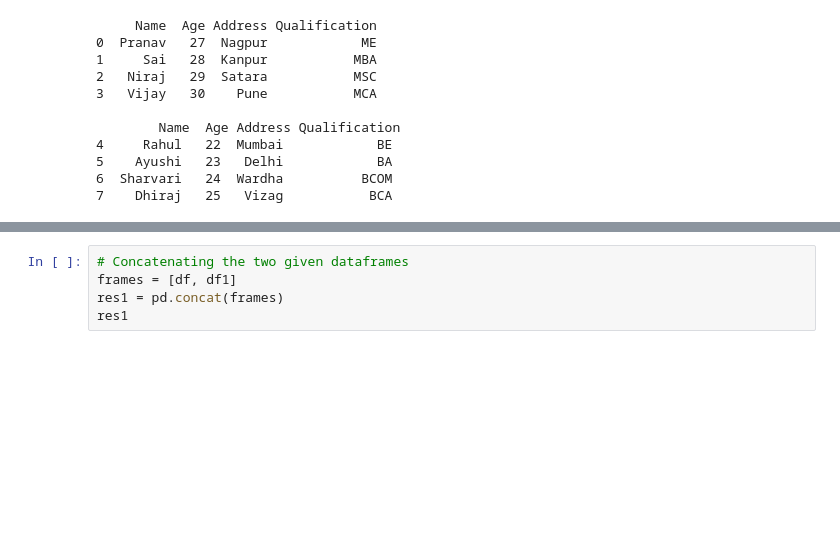
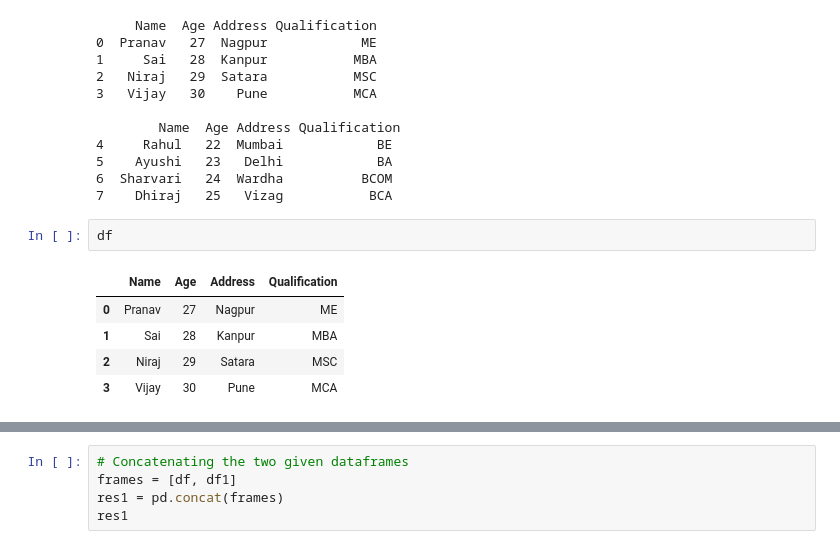
Before and after one commit to imshrey26/Pandas-and-Numpy-Transformations, a Jupyter notebook: Data_Transformation_using_Pandas_2.ipynb, the cells around one changed output, grey strips where cells are left out. Drawn from its saved outputs; the diff is of its cells as text; blank space fills up the shorter version.

```diff
--- a/Data_Transformation_using_Pandas_2.ipynb
+++ b/Data_Transformation_using_Pandas_2.ipynb
@@ -129,3 +192,11 @@ print(df, '\n\n', df1)
 5    Ayushi   23   Delhi            BA
 6  Sharvari   24  Wardha          BCOM
 7    Dhiraj   25   Vizag           BCA
+# %%
+df
+# %% [output]
+|  | Name | Age | Address | Qualification |
+| 0 | Pranav | 27 | Nagpur | ME |
+| 1 | Sai | 28 | Kanpur | MBA |
+| 2 | Niraj | 29 | Satara | MSC |
+| 3 | Vijay | 30 | Pune | MCA |
```
Also changed, not shown: parts of 9 cells of this notebook, 15 other files.
